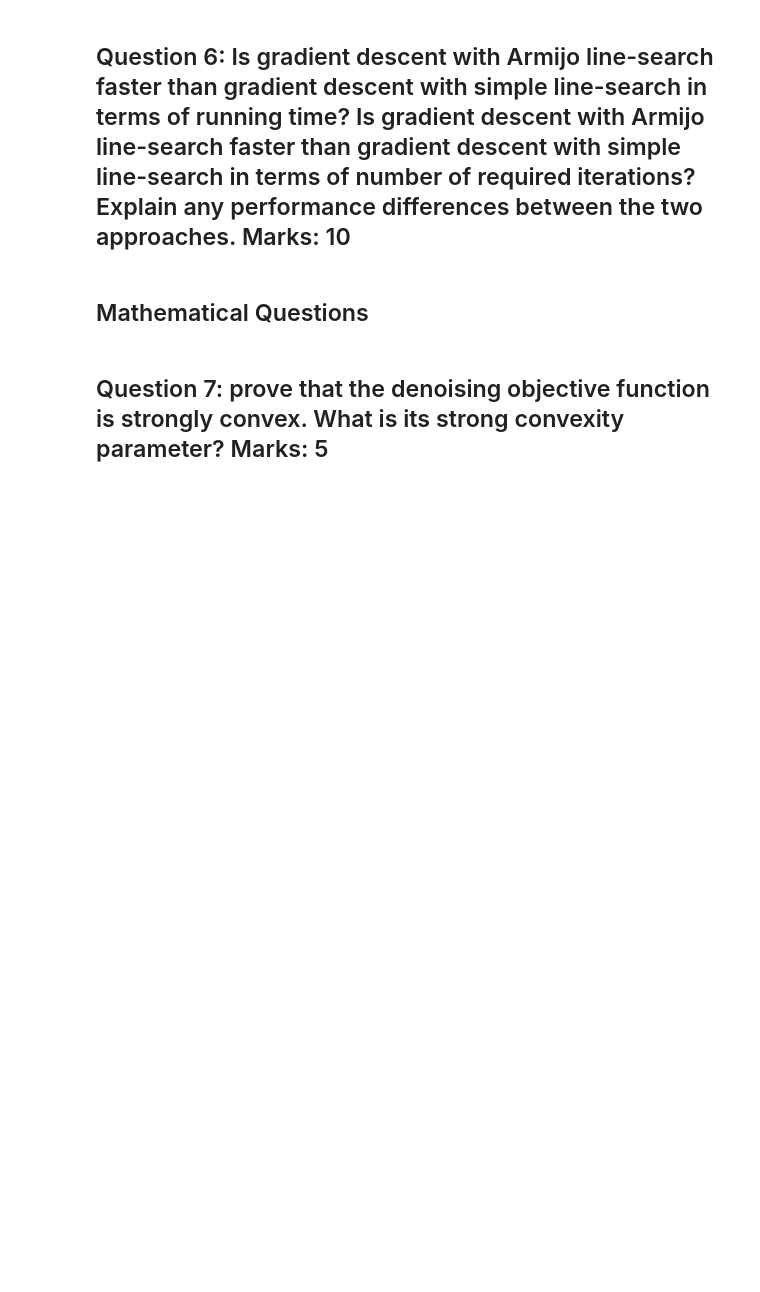
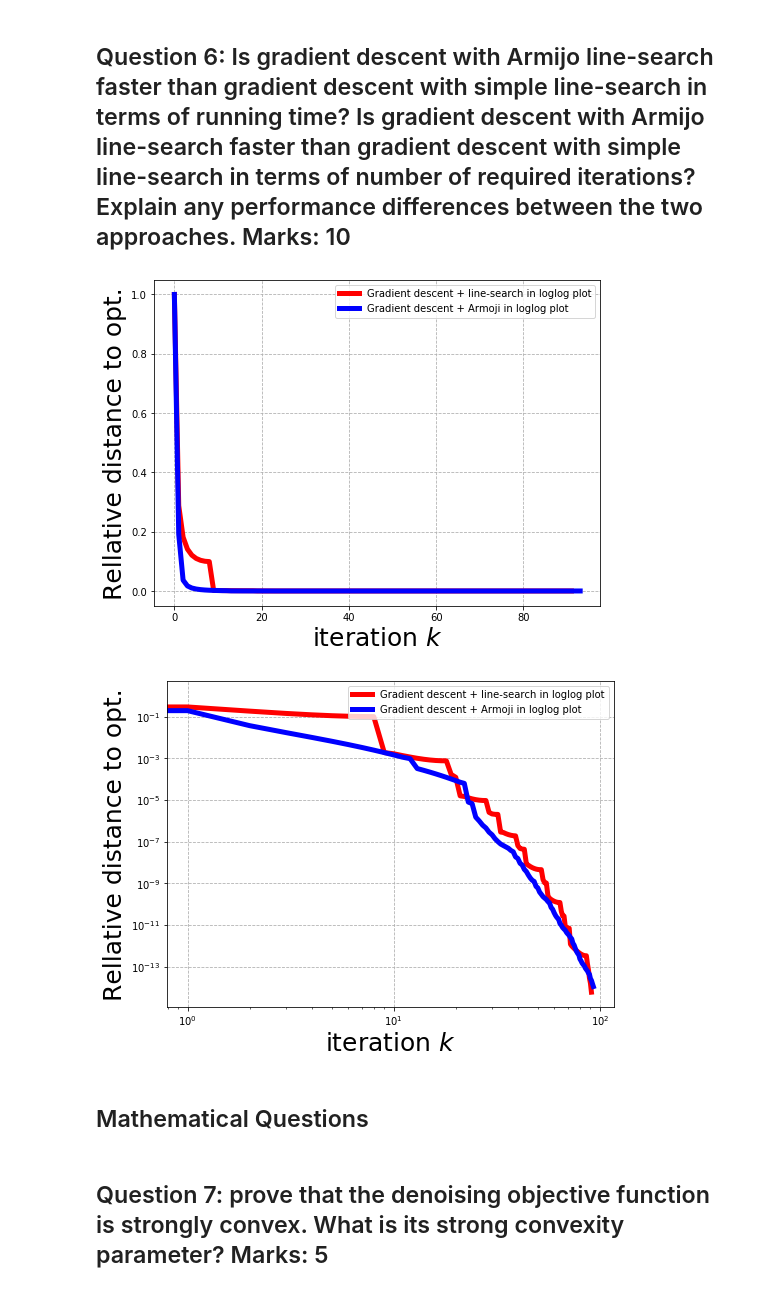
Before and after one commit to NedHuang/CS794, a Jupyter notebook: A2/assignment_2.ipynb, the cells around one changed output. Cells and saved outputs as stored; diff of their text form; code cells hidden in the pictures; blank space fills up the shorter version.

```diff
--- a/A2/assignment_2.ipynb
+++ b/A2/assignment_2.ipynb
@@ -469,6 +475,28 @@ plt.show()
 
 # In Armijo line-search, the lower bound is a negative number. In simple line search, the lower bound is 0.
 # That is, in Armijo line-search, f(x) get more closer to f*, the minimizer. It converges faster.
+# %%
+# plot the data for gradient descent with line-search and armijo line-search together.....
+fig = plt.figure(figsize=(8, 6))
+plt.plot(store_data_for_plotting_q3,label=("Gradient descent + line-search in loglog plot"), linewidth=5.0, color ="red")
+plt.plot(store_data_for_plotting_q5,label=("Gradient descent + Armoji in loglog plot"), linewidth=5.0, color ="blue")
+plt.legend(prop={'size': 10},loc="upper right")
+plt.xlabel("iteration $k$", fontsize=25)
+plt.ylabel("Rellative distance to opt.", fontsize=25)
+plt.grid(linestyle='dashed')
+plt.show()
+
+fig = plt.figure(figsize=(8, 6))
+plt.loglog(store_data_for_plotting_q3,label=("Gradient descent + line-search in loglog plot"), linewidth=5.0, color ="red")
+plt.loglog(store_data_for_plotting_q5,label=("Gradient descent + Armoji in loglog plot"), linewidth=5.0, color ="blue")
+plt.legend(prop={'size': 10},loc="upper right")
+plt.xlabel("iteration $k$", fontsize=25)
+plt.ylabel("Rellative distance to opt.", fontsize=25)
+plt.grid(linestyle='dashed')
+plt.show()
+# %% [output]
+[figure, added]
+[figure, added]
 # %% [markdown]
 ## Mathematical Questions
 # %% [markdown]
```
Also changed, not shown: parts of 9 cells of this notebook, 1 other file.
